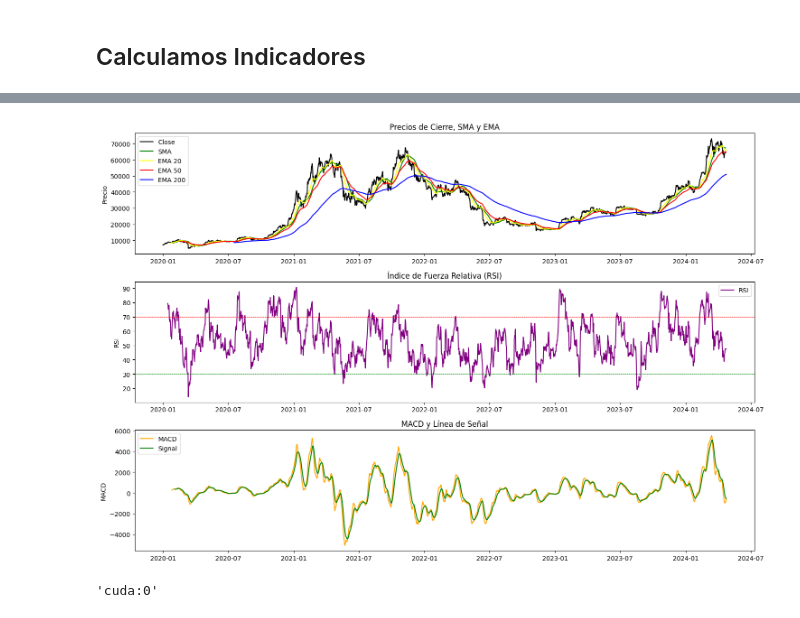
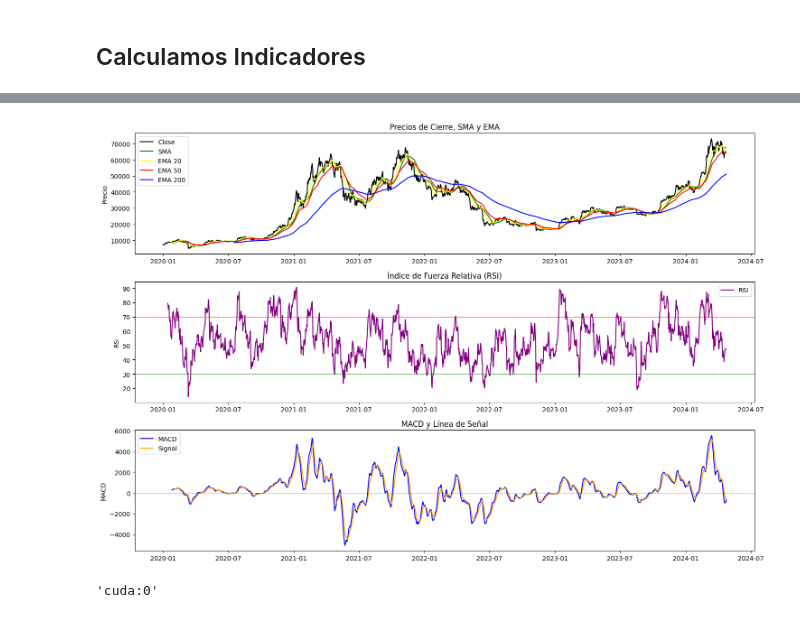
Before and after one commit to Ivo196/Crypto-Price-Forecasting-Using-Autoformer, a Jupyter notebook: Crypto price forecasting using Autoformer.ipynb, the cells around one changed output, grey strips where cells are left out. Cells and saved outputs as stored; diff of their text form; code cells hidden in the pictures.

```diff
--- a/Crypto price forecasting using Autoformer.ipynb
+++ b/Crypto price forecasting using Autoformer.ipynb
@@ -64,12 +64,12 @@ macd = ta.trend.MACD(data['Close'], window_slow=26, window_fast=12, window_sign=
 data['macd'] = macd.macd()
 data['macd_signal'] = macd.macd_signal()
 
-# Añadir Bandas de Bollinger
-bollinger = ta.volatility.BollingerBands(data['Close'], window=20, window_dev=2)
-data['bollinger_hband'] = bollinger.bollinger_hband()
-data['bollinger_lband'] = bollinger.bollinger_lband()
-data['bollinger_mavg'] = bollinger.bollinger_mavg()
+# # Añadir Bandas de Bollinger
+# bollinger = ta.volatility.BollingerBands(data['Close'], window=20, window_dev=2)
+# data['bollinger_hband'] = bollinger.bollinger_hband()
+# data['bollinger_lband'] = bollinger.bollinger_lband()
+# data['bollinger_mavg'] = bollinger.bollinger_mavg()
 
 # Ver los datos con indicadores añadidos
-print(data[['Close', 'sma', 'ema', 'rsi', 'macd', 'macd_signal', 'bollinger_hband', 'bollinger_lband', 'bollinger_mavg']].head())
+print(data[['Close', 'sma', 'ema20', 'ema50', 'ema200', 'rsi', 'macd', 'macd_signal']].head())
 # %% [output]
@@ -95,36 +81,37 @@ plt.figure(figsize=(15, 10))
 ax1 = plt.subplot(3, 1, 1)  # Para precios y medias móviles
 ax2 = plt.subplot(3, 1, 2, sharex=ax1)  # Para RSI
 ax3 = plt.subplot(3, 1, 3, sharex=ax1)  # Para MACD
 # Gráfico de precios, SMA y EMA
 ax1.plot(data.index, data['Close'], label='Close', color='black')
 ax1.plot(data.index, data['sma'], label='SMA', color='green')
 ax1.plot(data.index, data['ema20'], label='EMA 20', color='yellow')
 ax1.plot(data.index, data['ema50'], label='EMA 50', color='red')
 ax1.plot(data.index, data['ema200'], label='EMA 200', color='blue')
 ax1.set_title('Precios de Cierre, SMA y EMA')
 ax1.set_ylabel('Precio')
 ax1.legend()
 
 # Gráfico de RSI
 ax2.plot(data.index, data['rsi'], label='RSI', color='purple')
 ax2.axhline(70, linestyle='--', color='red', linewidth=0.5)
 ax2.axhline(30, linestyle='--', color='green', linewidth=0.5)
 ax2.set_title('Índice de Fuerza Relativa (RSI)')
 ax2.set_ylabel('RSI')
 ax2.legend()
 
 # Gráfico de MACD
-ax3.plot(data.index, data['macd'], label='MACD', color='orange')
-ax3.plot(data.index, data['macd_signal'], label='Signal', color='green')
+ax3.plot(data.index, data['macd'], label='MACD', color='blue')
+ax3.plot(data.index, data['macd_signal'], label='Signal', color='orange')
+ax3.axhline(0, linestyle='--', color='black', linewidth=0.5)
 ax3.set_title('MACD y Línea de Señal')
 ax3.set_ylabel('MACD')
 ax3.legend()
 
 # Ajustar el layout y mostrar los gráficos
 plt.tight_layout()
 plt.show()
 # %% [output]
-[figure, old version]
+[figure, new version]
 # %%
 device = 'cuda:0' if torch.cuda.is_available() else 'cpu'
 device
```
Also changed, not shown: parts of 1 cell of this notebook.
